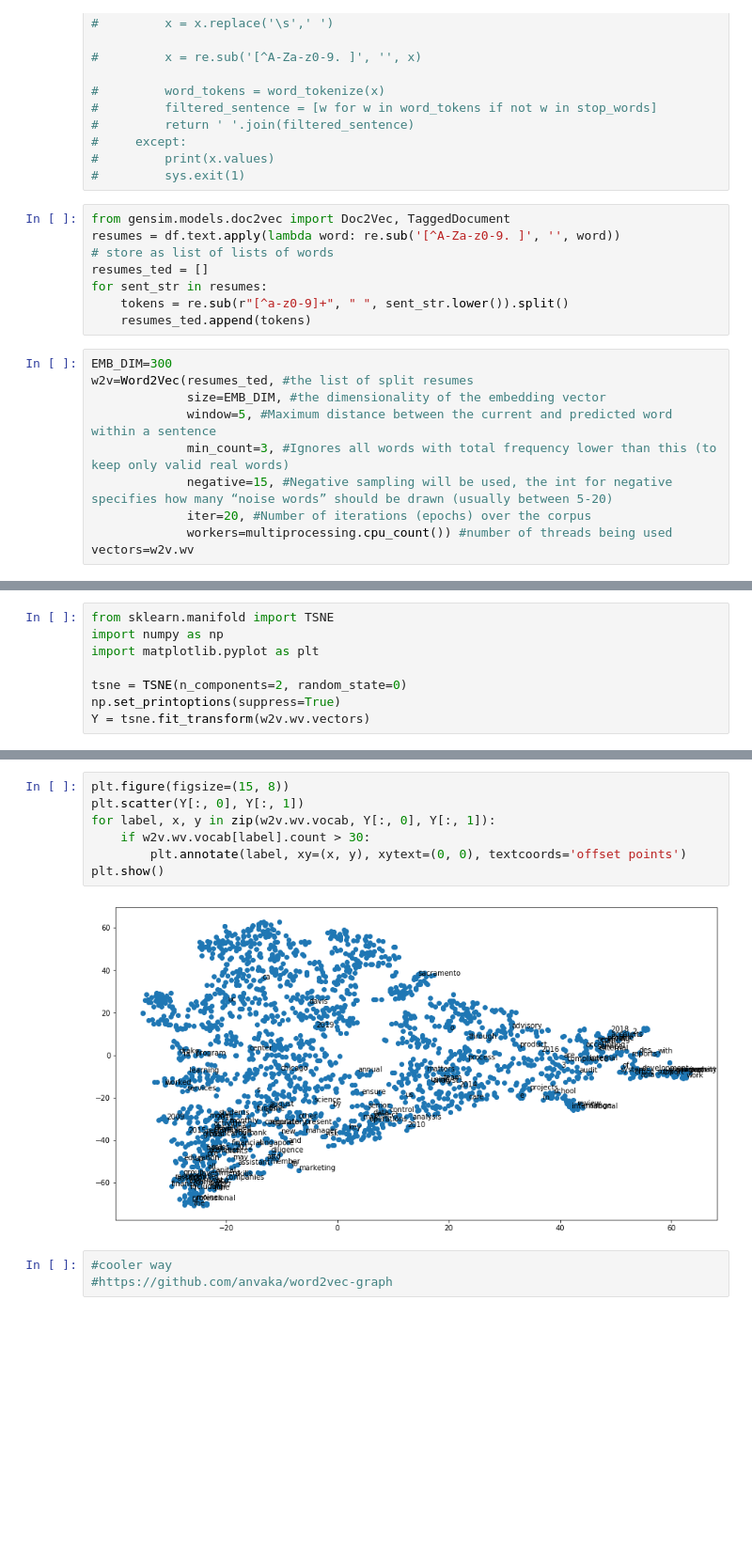
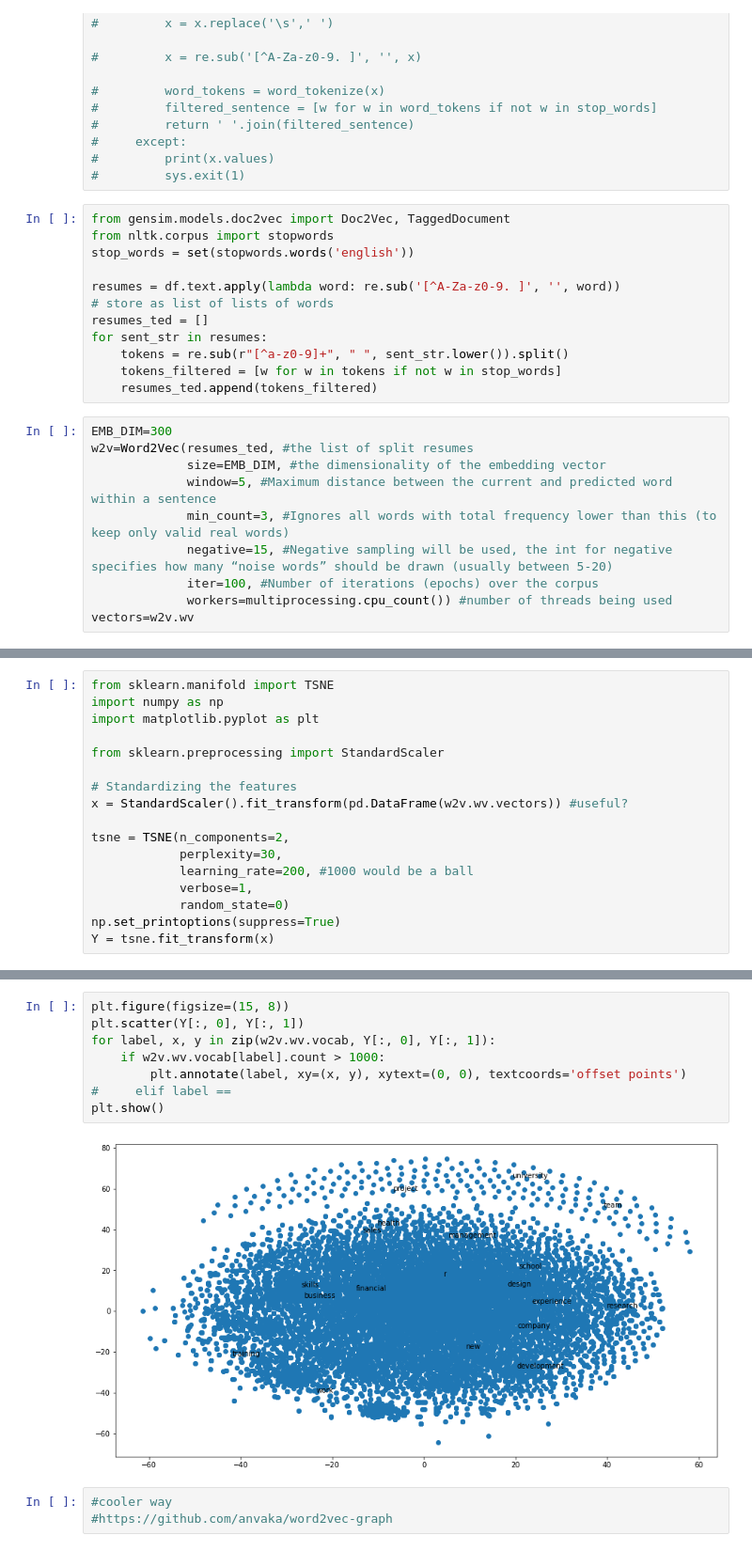
Before and after one commit to eitrheim/Resume-Parser, a Jupyter notebook: TrynaUnderstandDaCode.ipynb, the cells around one changed output, grey strips where cells are left out. Shown: that part at 94% size. Saved outputs shown, nothing was run; the diff lists cells and outputs as text; blank space fills up the shorter version.

```diff
--- a/TrynaUnderstandDaCode.ipynb
+++ b/TrynaUnderstandDaCode.ipynb
@@ -249,12 +250,16 @@ import re
 #         sys.exit(1)
 # %%
 from gensim.models.doc2vec import Doc2Vec, TaggedDocument
+from nltk.corpus import stopwords
+stop_words = set(stopwords.words('english'))
+
 resumes = df.text.apply(lambda word: re.sub('[^A-Za-z0-9. ]', '', word))
 # store as list of lists of words
 resumes_ted = []
 for sent_str in resumes:
     tokens = re.sub(r"[^a-z0-9]+", " ", sent_str.lower()).split()
-    resumes_ted.append(tokens)
+    tokens_filtered = [w for w in tokens if not w in stop_words]
+    resumes_ted.append(tokens_filtered)
 # %%
 EMB_DIM=300
 w2v=Word2Vec(resumes_ted, #the list of split resumes
@@ -262,7 +267,7 @@ w2v=Word2Vec(resumes_ted, #the list of split resumes
              window=5, #Maximum distance between the current and predicted word within a sentence
              min_count=3, #Ignores all words with total frequency lower than this (to keep only valid real words)
              negative=15, #Negative sampling will be used, the int for negative specifies how many “noise words” should be drawn (usually between 5-20)
-             iter=20, #Number of iterations (epochs) over the corpus
+             iter=100, #Number of iterations (epochs) over the corpus
              workers=multiprocessing.cpu_count()) #number of threads being used
 vectors=w2v.wv
 # %%
@@ -319,7 +324,16 @@ from sklearn.manifold import TSNE
 import numpy as np
 import matplotlib.pyplot as plt
 
-tsne = TSNE(n_components=2, random_state=0)
+from sklearn.preprocessing import StandardScaler
+
+# Standardizing the features
+x = StandardScaler().fit_transform(pd.DataFrame(w2v.wv.vectors)) #useful?
+
+tsne = TSNE(n_components=2,
+            perplexity=30,
+            learning_rate=200, #1000 would be a ball
+            verbose=1,
+            random_state=0)
 np.set_printoptions(suppress=True)
-Y = tsne.fit_transform(w2v.wv.vectors)
+Y = tsne.fit_transform(x)
 # %% [output]
@@ -327,12 +357,13 @@ Y = tsne.fit_transform(w2v.wv.vectors)
 # %%
 plt.figure(figsize=(15, 8))
 plt.scatter(Y[:, 0], Y[:, 1])
 for label, x, y in zip(w2v.wv.vocab, Y[:, 0], Y[:, 1]):
-    if w2v.wv.vocab[label].count > 30:
+    if w2v.wv.vocab[label].count > 1000:
         plt.annotate(label, xy=(x, y), xytext=(0, 0), textcoords='offset points')
+#     elif label ==
 plt.show()
 # %% [output]
-[figure, old version]
+[figure, new version]
 # %%
 #cooler way
 #https://github.com/anvaka/word2vec-graph
```
Also changed, not shown: parts of 7 cells of this notebook, 6 other files.
